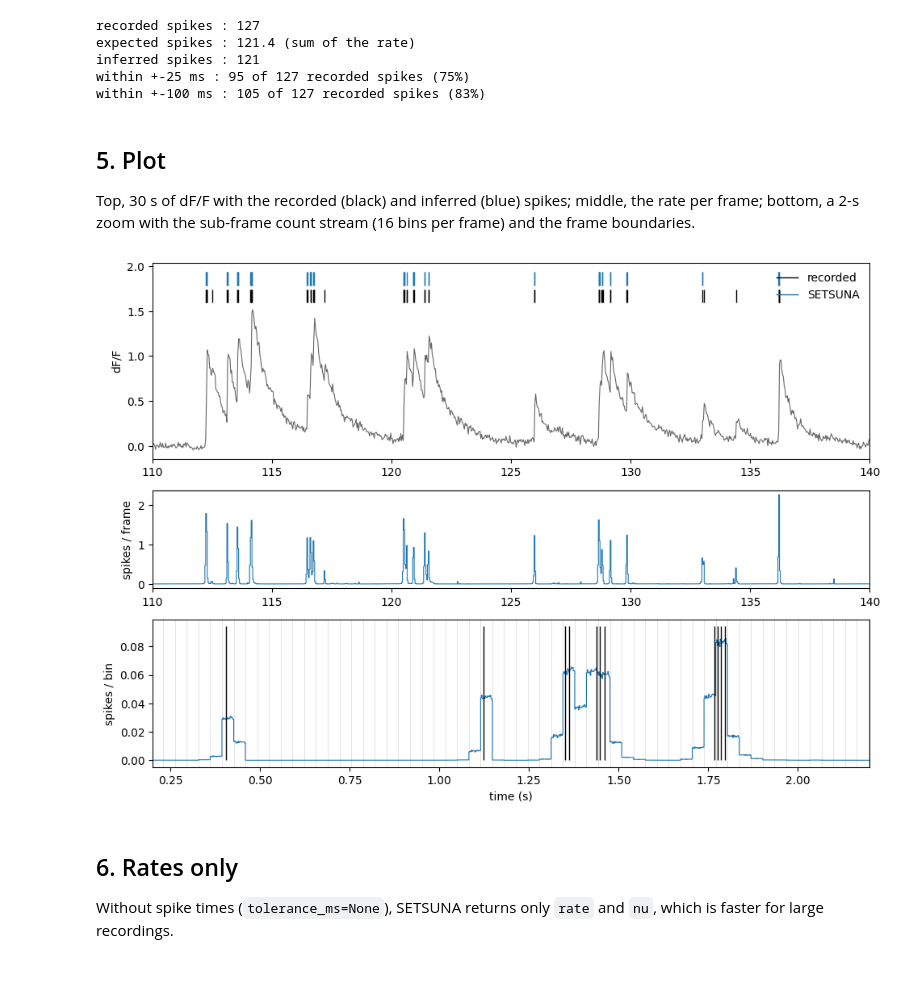
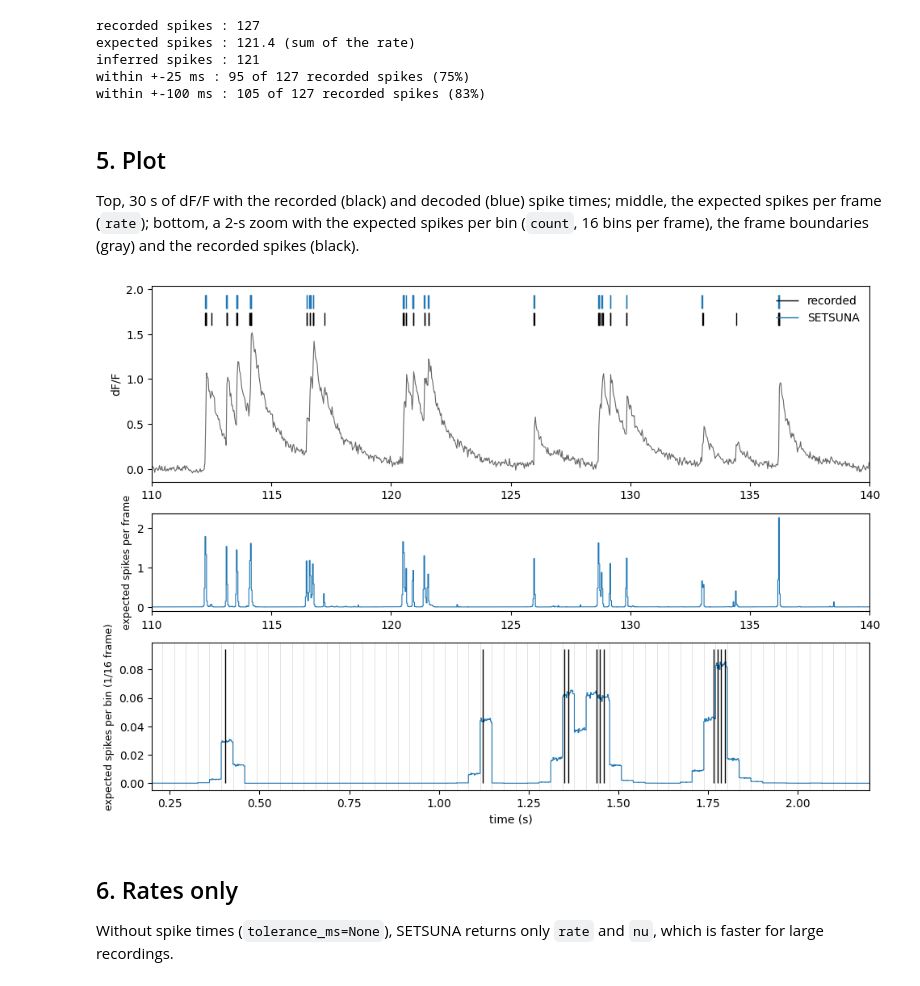
Before and after one commit to ryhattori/setsuna, a Jupyter notebook: examples/demo.ipynb, the cells around one changed output. Drawn from its saved outputs; the diff is of its cells as text; code cells hidden in the pictures.

Commit message:
Demo notebook: explain rate (expected spikes per frame) and the sub-frame count (per 1/16-frame bin); clearer axis labels

```diff
--- a/examples/demo.ipynb
+++ b/examples/demo.ipynb
@@ -94,34 +98,35 @@ within +-100 ms : 105 of 127 recorded spikes (83%)
 # %% [markdown]
 ## 5. Plot
 
-Top, 30 s of dF/F with the recorded (black) and inferred (blue) spikes; middle, the rate per frame; bottom, a 2-s zoom with
-the sub-frame count stream (16 bins per frame) and the frame boundaries.
+Top, 30 s of dF/F with the recorded (black) and decoded (blue) spike times; middle, the expected spikes per frame
+(`rate`); bottom, a 2-s zoom with the expected spikes per bin (`count`, 16 bins per frame), the frame boundaries
+(gray) and the recorded spikes (black).
 # %%
 win = (110, 140)          # 30 s with many spikes
 k = out["bins_per_frame"]
 tf = np.arange(rate.size * k) / (fps * k)
 sel = (t >= win[0]) & (t < win[1])
 fig, ax = plt.subplots(3, 1, figsize=(10, 7), gridspec_kw={"height_ratios": [2, 1, 1.5]})
 ax[0].plot(t[sel], dff[0, sel], color="0.4", lw=0.8)
 ymax = dff[0, sel].max()
 rs = spikes[(spikes >= win[0]) & (spikes < win[1])]
 ins = inferred[(inferred >= win[0]) & (inferred < win[1])]
 ax[0].vlines(rs, ymax * 1.05, ymax * 1.15, color="k", lw=1, label="recorded")
 ax[0].vlines(ins, ymax * 1.18, ymax * 1.28, color="tab:blue", lw=1, label="SETSUNA")
 ax[0].set_ylabel("dF/F"); ax[0].legend(loc="upper right", frameon=False); ax[0].set_xlim(win)
 ax[1].step(t[sel], rate[sel], where="post", color="tab:blue", lw=0.8)
-ax[1].set_ylabel("spikes / frame"); ax[1].set_xlim(win)
+ax[1].set_ylabel("expected spikes per frame", fontsize=9); ax[1].set_xlim(win)
 z = (0.2, 2.2)            # a single spike and two bursts
 sz = (tf >= z[0]) & (tf < z[1])
 ax[2].step(tf[sz], out["count"][0, sz], where="post", color="tab:blue", lw=0.8)
 for fb in t[(t >= z[0]) & (t < z[1])]:
     ax[2].axvline(fb, color="0.85", lw=0.5, zorder=0)
 zr = spikes[(spikes >= z[0]) & (spikes < z[1])]
 ax[2].vlines(zr, 0, out["count"][0, sz].max() * 1.1 if sz.any() else 1, color="k", lw=1)
-ax[2].set_xlim(z); ax[2].set_ylabel("spikes / bin"); ax[2].set_xlabel("time (s)")
+ax[2].set_xlim(z); ax[2].set_ylabel("expected spikes per bin (1/16 frame)", fontsize=9); ax[2].set_xlabel("time (s)")
 plt.tight_layout(); plt.show()
 # %% [output]
-[figure, old version]
+[figure, new version]
 # %% [markdown]
 ## 6. Rates only
 
```
Also changed, not shown: parts of 3 cells of this notebook.
